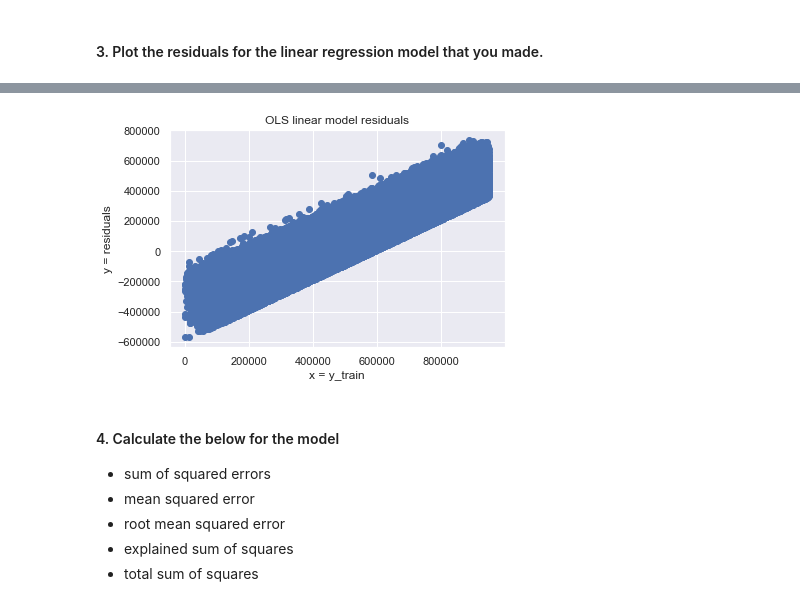
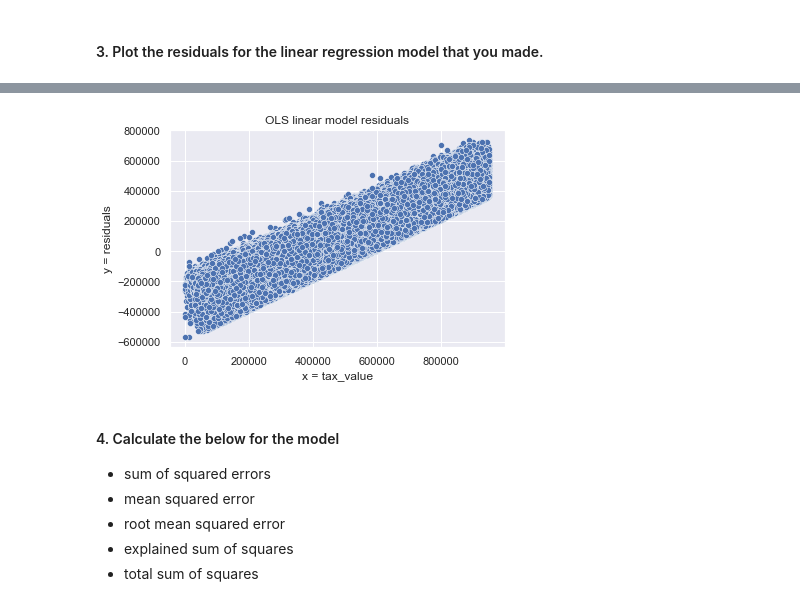
Before and after one commit to morgancross2/regression-exercises, a Jupyter notebook: evaluate.ipynb, the cells around one changed output, grey strips where cells are left out. Drawn from its saved outputs; the diff is of its cells as text; code cells hidden in the pictures.

```diff
--- a/evaluate.ipynb
+++ b/evaluate.ipynb
@@ -56,3 +56,7 @@ zil.head()
 train, val, test = wrangle.split_data(zil)
 # %%
 train, val, test = wrangle.impute_mode(train, val, test, 'built')
+# %%
+train = wrangle.feature_engineer(train)
+val = wrangle.feature_engineer(val)
+test = wrangle.feature_engineer(test)
@@ -80,3 +102,6 @@ df.head()
 | 1070151 | 2501.0 | 524050.0 |
 | 59636 | 1128.0 | 162970.0 |
 | 17435 | 3256.0 | 667084.0 |
+# %%
+mms = MinMaxScaler()
+df['X_train'] = mms.fit_transform(df[['X_train']])
@@ -104,11 +147,11 @@ df['residual'] = df.y_train-df.yhat
 # %%
-plt.scatter(df.y_train, df.residual)
-plt.xlabel('x = y_train')
+sns.scatterplot(data=df, x=df.y_train, y=df.residual)
+plt.xlabel('x = tax_value')
 plt.ylabel('y = residuals')
 plt.title('OLS linear model residuals')
 plt.show()
 # %% [output]
-[figure, old version]
+[figure, new version]
 # %% [markdown]
 #### 4. Calculate the below for the model
 - sum of squared errors
```
Also changed, not shown: parts of 22 cells of this notebook, 1 other file.
